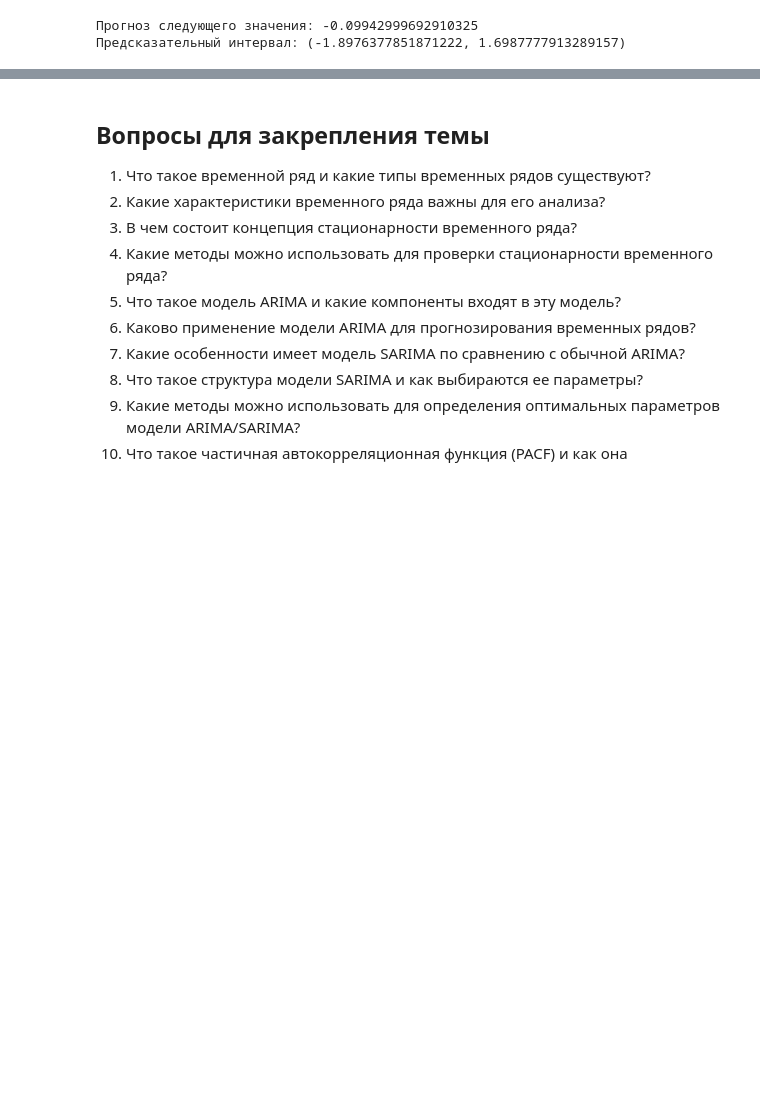
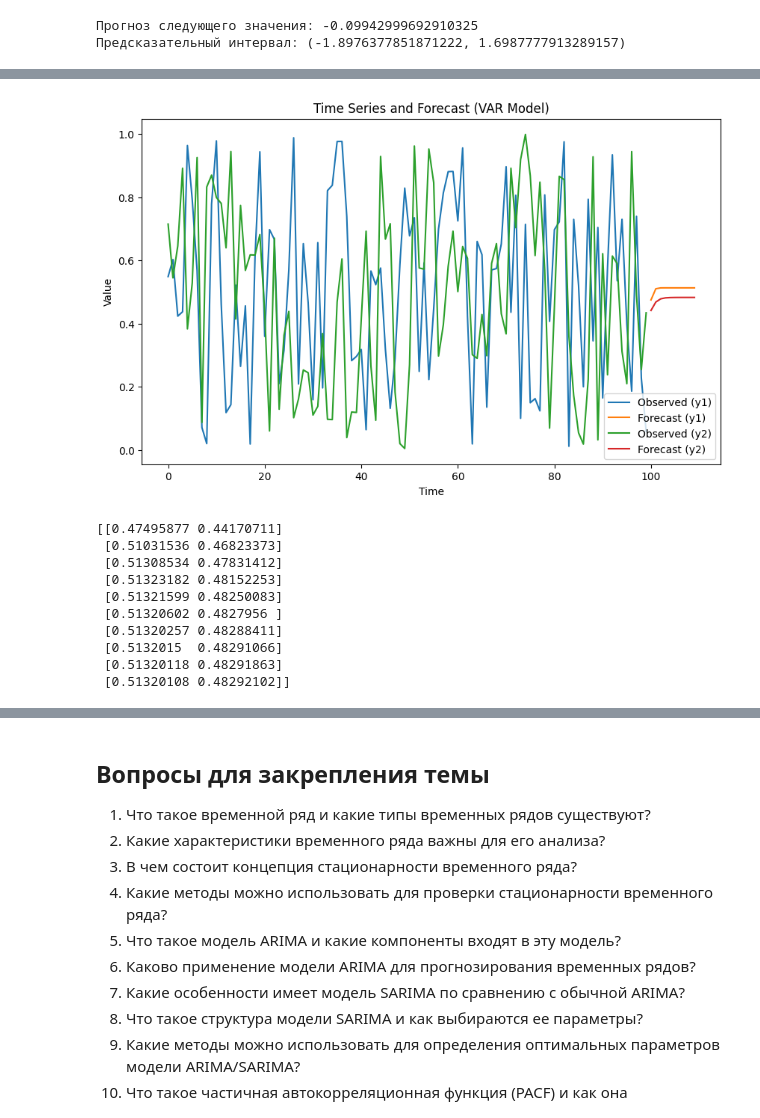
Before and after one commit to CodeHunterOfficial/TimeSeriesForecast_2024-2025, a Jupyter notebook: Тема 3. Модели вида ARIMA/Тема 3. Модели семейства ARIMA.ipynb, the cells around one changed output, grey strips where cells are left out. Cells and saved outputs as stored; diff of their text form; code cells hidden in the pictures; blank space fills up the shorter version.

```diff
--- a/Тема 3. Модели вида ARIMA/Тема 3. Модели семейства ARIMA.ipynb
+++ b/Тема 3. Модели вида ARIMA/Тема 3. Модели семейства ARIMA.ipynb
@@ -1360,0 +1869,44 @@ print(f"Предсказательный интервал: ({forecast_ci[0, 0]},
+# %%
+import numpy as np
+import matplotlib.pyplot as plt
+import statsmodels.api as sm
+
+# Генерация случайной выборки
+np.random.seed(0)
+nobs = 100
+y = np.random.random((nobs, 2))
+
+# Построение модели VAR(1)
+model = sm.tsa.VAR(y)
+results = model.fit(maxlags=1)
+
+# Прогноз на 10 шагов вперёд
+forecast_horizon = 10
+forecast = results.forecast(y[-1:], steps=forecast_horizon)
+
+# Визуализация временного ряда и прогноза
+fig, ax = plt.subplots(figsize=(10, 6))
+ax.plot(np.arange(nobs), y[:, 0], label='Observed (y1)')
+ax.plot(np.arange(nobs, nobs + forecast_horizon), forecast[:, 0], label='Forecast (y1)')
+ax.plot(np.arange(nobs), y[:, 1], label='Observed (y2)')
+ax.plot(np.arange(nobs, nobs + forecast_horizon), forecast[:, 1], label='Forecast (y2)')
+ax.set_title('Time Series and Forecast (VAR Model)')
+ax.set_xlabel('Time')
+ax.set_ylabel('Value')
+ax.legend()
+plt.show()
+
+# Вывод прогноза
+print(forecast)
+# %% [output]
+[figure, added]
+[[0.47495877 0.44170711]
+ [0.51031536 0.46823373]
+ [0.51308534 0.47831412]
+ [0.51323182 0.48152253]
+ [0.51321599 0.48250083]
+ [0.51320602 0.4827956 ]
+ [0.51320257 0.48288411]
+ [0.5132015  0.48291066]
+ [0.51320118 0.48291863]
+ [0.51320108 0.48292102]]
```
Also changed, not shown: parts of 8 cells of this notebook.
